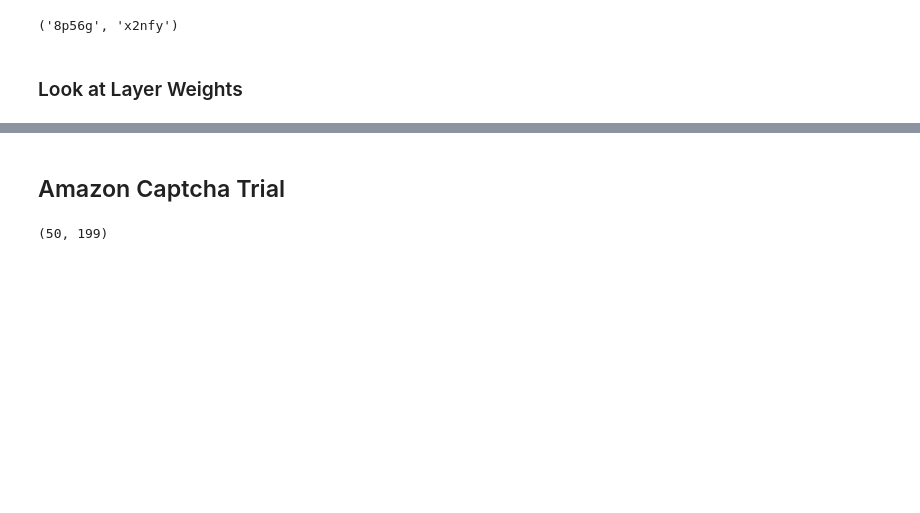
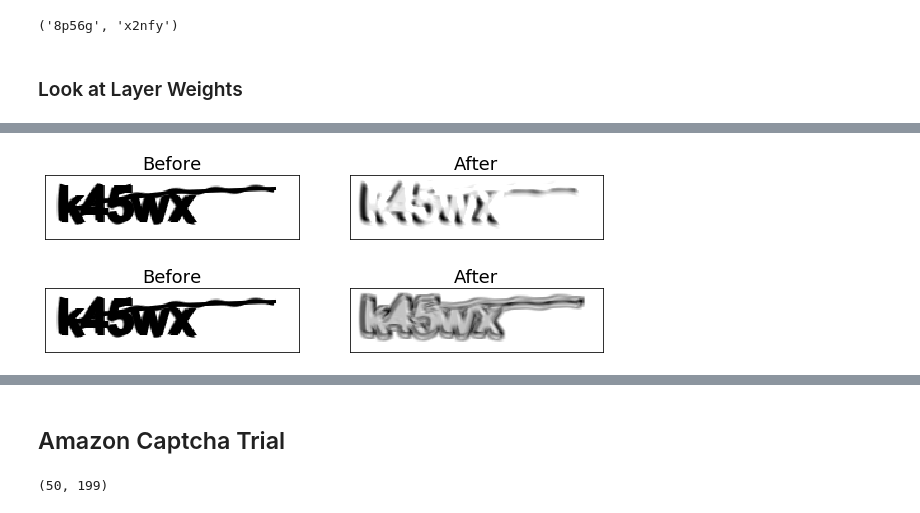
Before and after one commit to rzhao97/captcha, a Jupyter notebook: captcha.ipynb, the cells around one changed output, grey strips where cells are left out. Saved outputs shown, nothing was run; the diff lists cells and outputs as text; code cells hidden in the pictures; blank space fills up the shorter version.

```diff
--- a/captcha.ipynb
+++ b/captcha.ipynb
@@ -390,4 +393,8 @@ def apply_convolution_to_image(image,
     return image_convloved
+# %%
+def apply_relu(image):
+    """Apply a rectified linear unit to an image."""
+    return (np.maximum(image, 0))
 # %%
 def apply_max_pool_to_image(image,
                             image_shape=(50,200),
@@ -712 +772,42 @@ remove_grid_lines(axs)
+# %%
+# example from 100,000 image dataset
+img=cv2.imread('data/l_data/k45wx.png', cv2.IMREAD_UNCHANGED)[:,:,3]
+
+# remove border
+img = remove_img_border(img)
+img = img / 255.0
+
+
+## visualize horizontal edge filter being applied to the raw image
+fig, axs = plt.subplots(1, 2, figsize=(10, 6))
+
+conv_img = apply_convolution_to_image(img, filter1)
+conv_img = apply_relu(conv_img)
+
+plot_convolution(img, conv_img, axs)
+
+remove_grid_lines(axs)
+#plt.savefig('images/conved_img.png')
+# %% [output]
+[figure, added]
+# %%
+zero_tensor = tf.constant(img.reshape(1, 50,200, 1))
+zero_activations = tf.nn.conv2d(
+    zero_tensor, weights1_np, strides=[1, 1, 1, 1], padding='SAME'
+)
+# or keras.activations.relu(zero_activations)
+zero_activations_relu = np.maximum(zero_activations,0)
+
+# plot
+fig, axs = plt.subplots(1,2, figsize=(10,5))
+
+z = zero_activations_relu[0, :, :, 1]
+for i in range(1,32):
+    z += zero_activations_relu[0, :, :, i]
+
+plot_convolution(img, z, axs)
+remove_grid_lines(axs)
+plt.savefig('images/conved32_img.png')
+# %% [output]
+[figure, added]
 # %%
```
Also changed, not shown: parts of 23 cells of this notebook, 1 other file.
